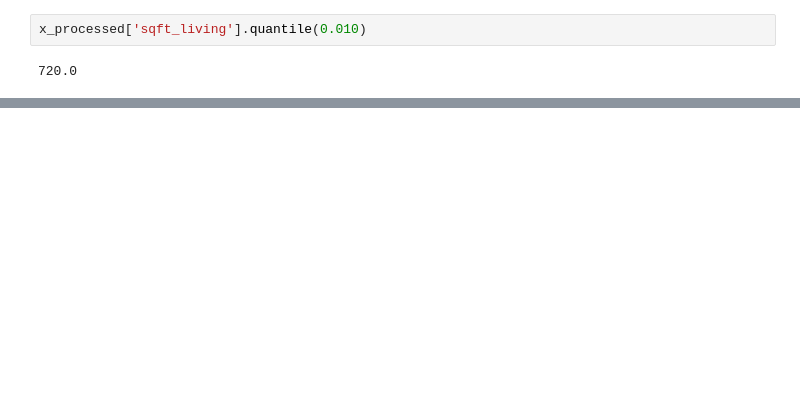
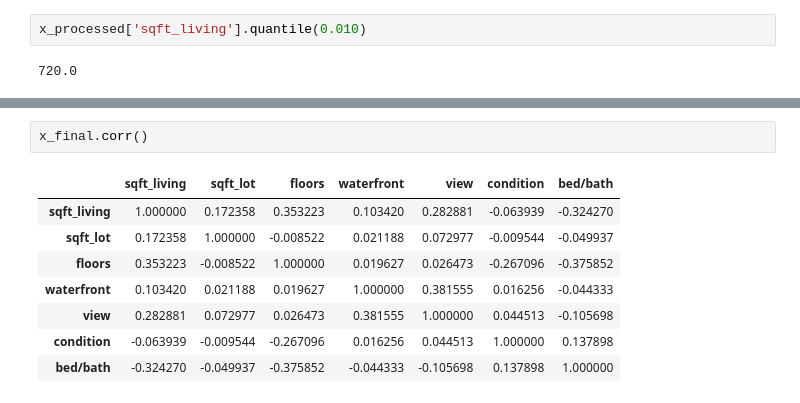
Before and after one commit to kaiuechi/flatiron-real-estate-modeling, a Jupyter notebook: code/draft.ipynb, the cells around one changed output, grey strips where cells are left out. Saved outputs shown, nothing was run; the diff lists cells and outputs as text; blank space fills up the shorter version.

```diff
--- a/code/draft.ipynb
+++ b/code/draft.ipynb
@@ -899,0 +998,11 @@ x_processed['sqft_living'].quantile(0.010)
+# %%
+x_final.corr()
+# %% [output]
+|  | sqft_living | sqft_lot | floors | waterfront | view | condition | bed/bath |
+| sqft_living | 1.000000 | 0.172358 | 0.353223 | 0.103420 | 0.282881 | -0.063939 | -0.324270 |
+| sqft_lot | 0.172358 | 1.000000 | -0.008522 | 0.021188 | 0.072977 | -0.009544 | -0.049937 |
+| floors | 0.353223 | -0.008522 | 1.000000 | 0.019627 | 0.026473 | -0.267096 | -0.375852 |
+| waterfront | 0.103420 | 0.021188 | 0.019627 | 1.000000 | 0.381555 | 0.016256 | -0.044333 |
+| view | 0.282881 | 0.072977 | 0.026473 | 0.381555 | 1.000000 | 0.044513 | -0.105698 |
+| condition | -0.063939 | -0.009544 | -0.267096 | 0.016256 | 0.044513 | 1.000000 | 0.137898 |
+| bed/bath | -0.324270 | -0.049937 | -0.375852 | -0.044333 | -0.105698 | 0.137898 | 1.000000 |
```
Also changed, not shown: parts of 29 cells of this notebook.
